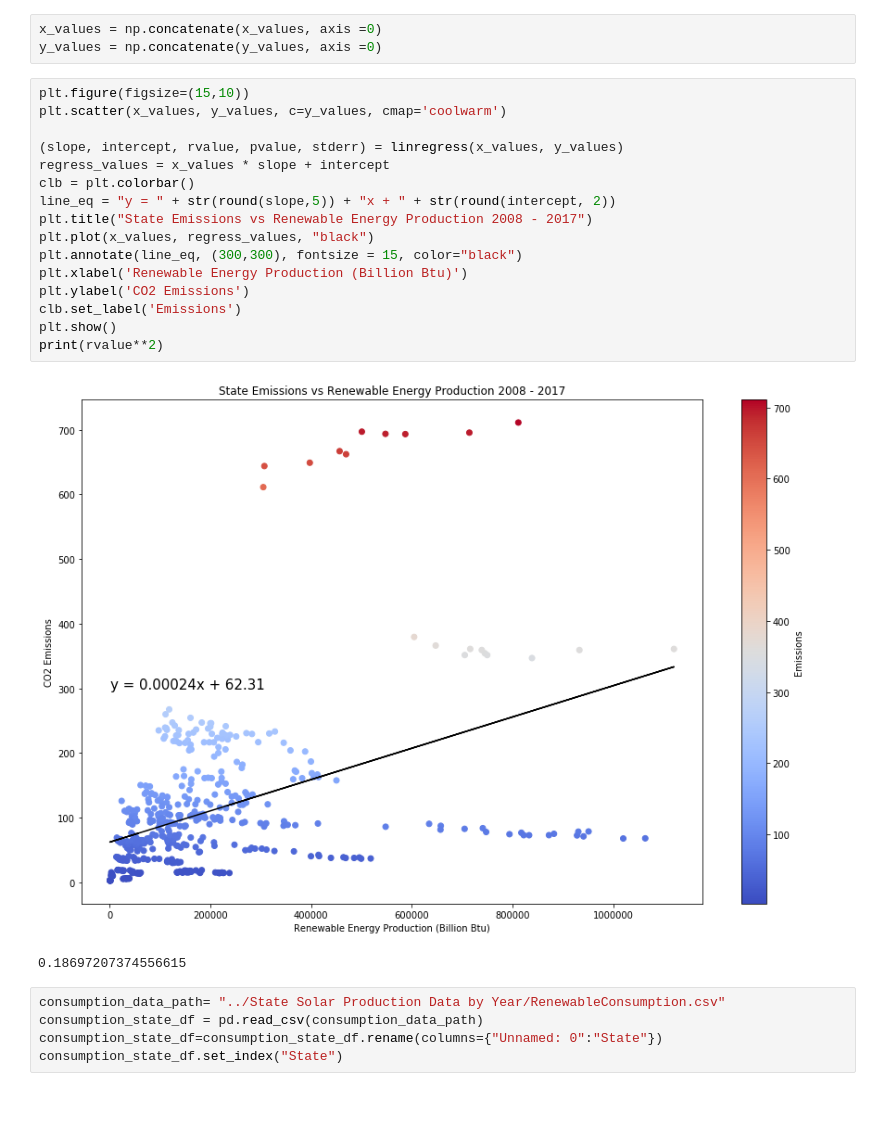
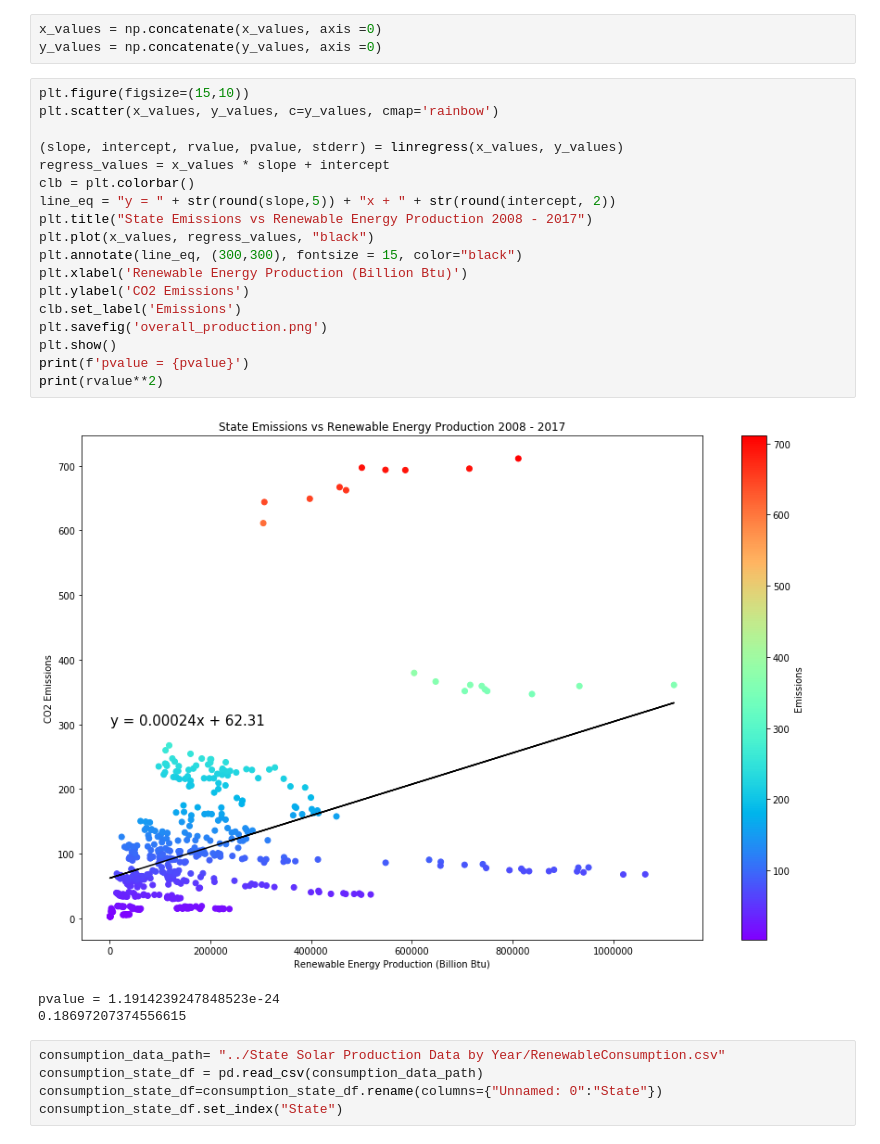
Before and after one commit to Asia-Hewett/solar_v_emissions_project, a Jupyter notebook: Renewable_Production_Hypothesis/production_vs_emissions.ipynb, the cells around one changed output. Drawn from its saved outputs; the diff is of its cells as text; blank space fills up the shorter version.

```diff
--- a/Renewable_Production_Hypothesis/production_vs_emissions.ipynb
+++ b/Renewable_Production_Hypothesis/production_vs_emissions.ipynb
@@ -71,22 +81,25 @@ x_values = np.concatenate(x_values, axis =0)
 y_values = np.concatenate(y_values, axis =0)
 # %%
 plt.figure(figsize=(15,10))
-plt.scatter(x_values, y_values, c=y_values, cmap='coolwarm')
+plt.scatter(x_values, y_values, c=y_values, cmap='rainbow')
 
 (slope, intercept, rvalue, pvalue, stderr) = linregress(x_values, y_values)
 regress_values = x_values * slope + intercept
 clb = plt.colorbar()
 line_eq = "y = " + str(round(slope,5)) + "x + " + str(round(intercept, 2))
 plt.title("State Emissions vs Renewable Energy Production 2008 - 2017")
 plt.plot(x_values, regress_values, "black")
 plt.annotate(line_eq, (300,300), fontsize = 15, color="black")
 plt.xlabel('Renewable Energy Production (Billion Btu)')
 plt.ylabel('CO2 Emissions')
 clb.set_label('Emissions')
+plt.savefig('overall_production.png')
 plt.show()
+print(f'pvalue = {pvalue}')
 print(rvalue**2)
 # %% [output]
-[figure, old version]
+[figure, new version]
+pvalue = 1.1914239247848523e-24
 0.18697207374556615
 # %%
 consumption_data_path= "../State Solar Production Data by Year/RenewableConsumption.csv"
```
Also changed, not shown: parts of 17 cells of this notebook, 15 other files.
